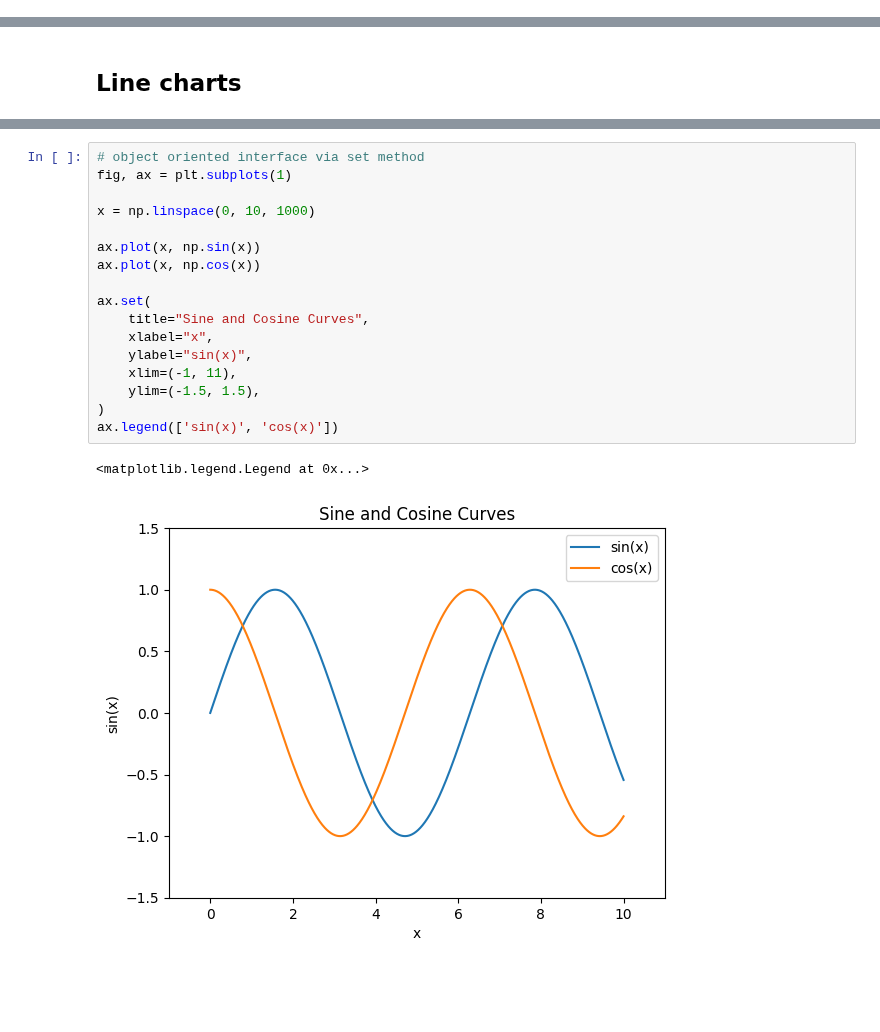
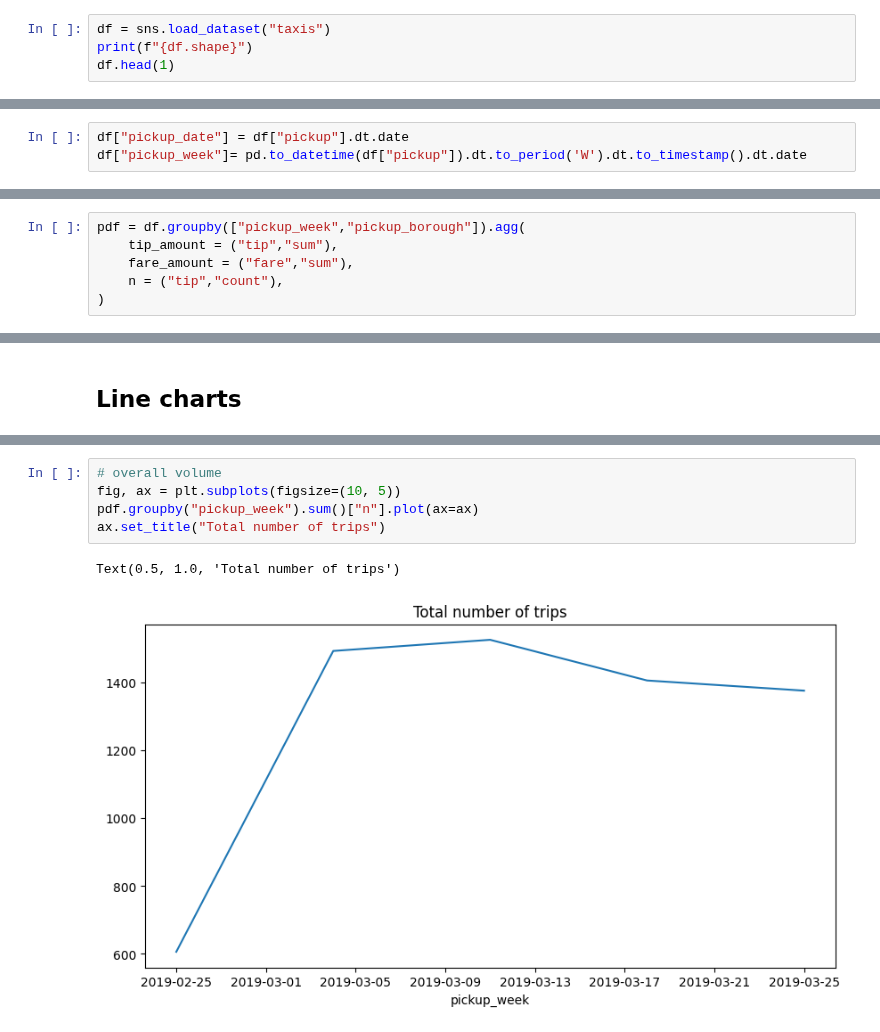
Before and after one commit to 0xdomyz/python_collection, a Jupyter notebook: plot/matplotlib_tute/line.ipynb, the cells around one changed output, grey strips where cells are left out. Drawn from its saved outputs; the diff is of its cells as text; blank space fills up the shorter version.

```diff
--- a/plot/matplotlib_tute/line.ipynb
+++ b/plot/matplotlib_tute/line.ipynb
@@ -3,0 +11,4 @@ import matplotlib.pyplot as plt
+# %%
+df = sns.load_dataset("taxis")
+print(f"{df.shape}")
+df.head(1)
@@ -3,0 +19,3 @@ import matplotlib.pyplot as plt
+# %%
+df["pickup_date"] = df["pickup"].dt.date
+df["pickup_week"]= pd.to_datetime(df["pickup"]).dt.to_period('W').dt.to_timestamp().dt.date
@@ -3,0 +29,6 @@ import matplotlib.pyplot as plt
+# %%
+pdf = df.groupby(["pickup_week","pickup_borough"]).agg(
+    tip_amount = ("tip","sum"),
+    fare_amount = ("fare","sum"),
+    n = ("tip","count"),
+)
@@ -163,20 +58,8 @@ ax.legend(['sin(x)', 'cos(x)'])
-# %%
-# object oriented interface via set method
-fig, ax = plt.subplots(1)
-
-x = np.linspace(0, 10, 1000)
-
-ax.plot(x, np.sin(x))
-ax.plot(x, np.cos(x))
-
-ax.set(
-    title="Sine and Cosine Curves",
-    xlabel="x",
-    ylabel="sin(x)",
-    xlim=(-1, 11),
-    ylim=(-1.5, 1.5),
-)
-ax.legend(['sin(x)', 'cos(x)'])
-# %% [output]
-<matplotlib.legend.Legend at 0x...>
-[figure, removed]
+# %%
+# overall volume
+fig, ax = plt.subplots(figsize=(10, 5))
+pdf.groupby("pickup_week").sum()["n"].plot(ax=ax)
+ax.set_title("Total number of trips")
+# %% [output]
+Text(0.5, 1.0, 'Total number of trips')
+[figure, added]
```
Also changed, not shown: parts of 34 cells of this notebook.
